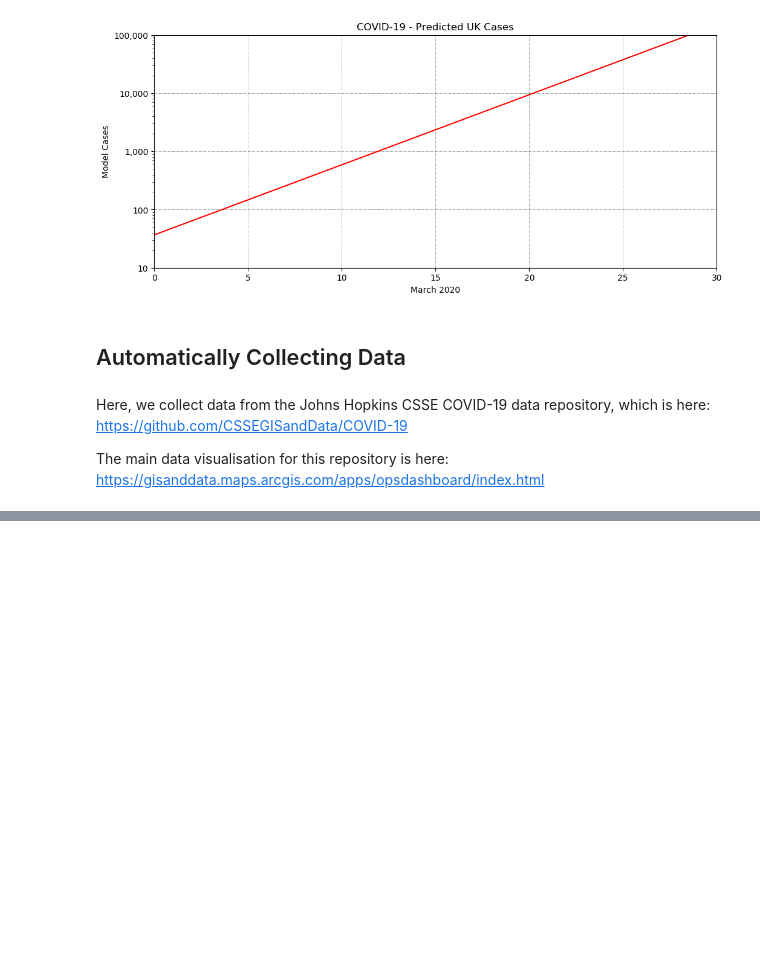
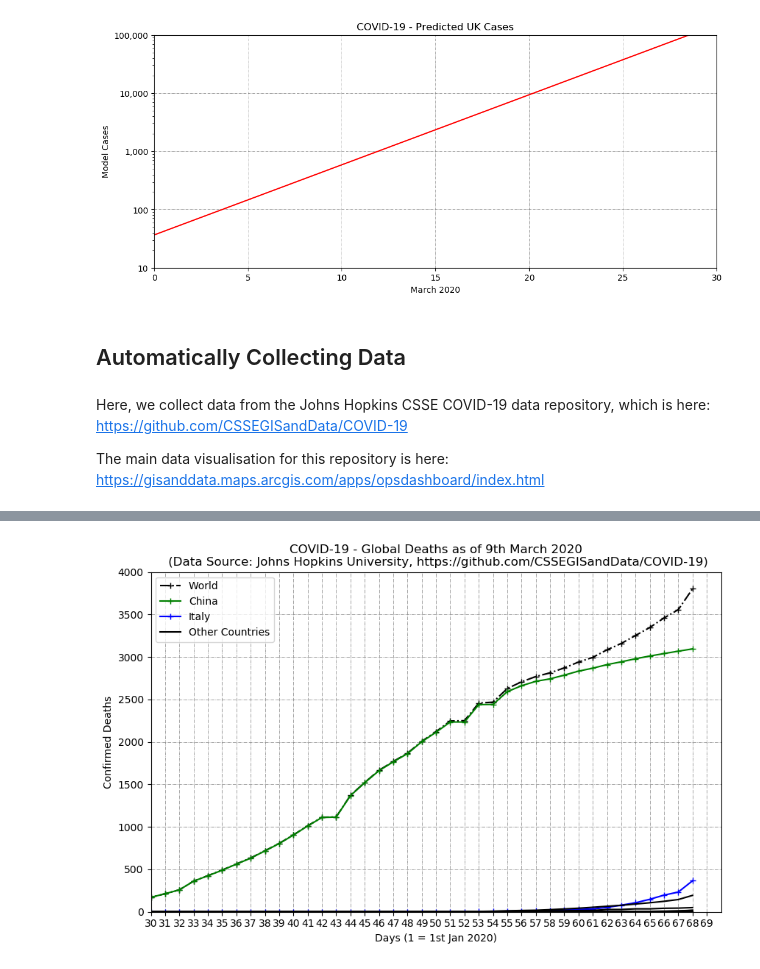
Before and after one commit to hywelowen/coronavirusgraphs, a Jupyter notebook: coronavirus.ipynb, the cells around one changed output, grey strips where cells are left out. Cells and saved outputs as stored; diff of their text form; code cells hidden in the pictures; blank space fills up the shorter version.

```diff
--- a/coronavirus.ipynb
+++ b/coronavirus.ipynb
@@ -145,6 +150,9 @@ https://gisanddata.maps.arcgis.com/apps/opsdashboard/index.html
 
 confirmed_data_url = 'https://raw.githubusercontent.com/CSSEGISandData/COVID-19/master/csse_covid_19_data/csse_covid_19_time_series/time_series_19-covid-Confirmed.csv'
 covid_confirmed_df = pd.read_csv(confirmed_data_url,error_bad_lines=False)
+
+deaths_data_url = 'https://raw.githubusercontent.com/CSSEGISandData/COVID-19/master/csse_covid_19_data/csse_covid_19_time_series/time_series_19-covid-Deaths.csv'
+covid_deaths_df = pd.read_csv(deaths_data_url,error_bad_lines=False)
 # %%
 # Extract data_frame values into values for plotting
 df_cases_skorea = covid_confirmed_df.values[33][4::]
@@ -215,0 +262,41 @@ plt.savefig("coronaviruscases.png")
+# %%
+# Confirmed Deaths
+plt.figure(figsize=(10,6))
+plt.plot(covid_death_days,df_deaths_world,'k+-.')
+plt.plot(covid_death_days,df_deaths_china,'g+-')
+plt.plot(covid_death_days,df_deaths_italy,'b+-')
+plt.plot(covid_death_days,df_deaths_skorea,'k-')
+plt.plot(covid_death_days,df_deaths_france,'k-')
+plt.plot(covid_death_days,df_deaths_germany,'k-')
+plt.plot(covid_death_days,df_deaths_india,'k-')
+plt.plot(covid_death_days,df_deaths_spain,'k-')
+plt.plot(covid_death_days,df_deaths_iran,'k-')
+plt.plot(covid_death_days,df_deaths_switzerland,'k-')
+plt.plot(covid_death_days,df_deaths_southafrica,'k-')
+plt.plot(covid_death_days,df_deaths_czechrepublic,'k-')
+plt.plot(covid_death_days,df_deaths_uk,'k-')
+plt.plot(covid_death_days,df_deaths_australia,'k-')
+plt.plot(covid_death_days,df_deaths_hongkong,'k-')
+plt.plot(covid_death_days,df_deaths_sweden,'k-')
+plt.plot(covid_death_days,df_deaths_japan,'k-')
+plt.plot(covid_death_days,df_deaths_norway,'k-')
+plt.plot(covid_death_days,df_deaths_belgium,'k-')
+
+plt.grid(linestyle='-.', linewidth='0.5', color='gray')
+#plt.yscale('log')
+#plt.ylim(1,1e3)
+#plt.xlim(1,31+29+31)
+#plt.xticks(np.arange(0,31+29+31,10))
+#plt.yticks([1,10,100,1000,10000],['1','10','100','1,000','10,000'])
+plt.ylim(0,4000)
+plt.xlim(30,70)
+plt.xticks(np.arange(30,70,1))
+#plt.yticks([1,10,100,1000,10000],['1','10','100','1,000','10,000'])
+plt.xlabel('Days (1 = 1st Jan 2020)')
+plt.ylabel('Confirmed Deaths')
+#plt.legend(['Italy (-12dy)','Germany (-4dy)','France (-4dy)','USA (-2dy)','S. Korea (-15dy)','China (-48dy)','Iran (-10dy)','India (+2dy)','United Kingdom'])
+plt.legend(['World','China','Italy','Other Countries'])
+plt.title('COVID-19 - Global Deaths as of 9th March 2020\n (Data Source: Johns Hopkins University, https://github.com/CSSEGISandData/COVID-19)')
+plt.savefig("coronavirusdeaths.png")
+# %% [output]
+[figure, added]
```
Also changed, not shown: parts of 6 cells of this notebook.
